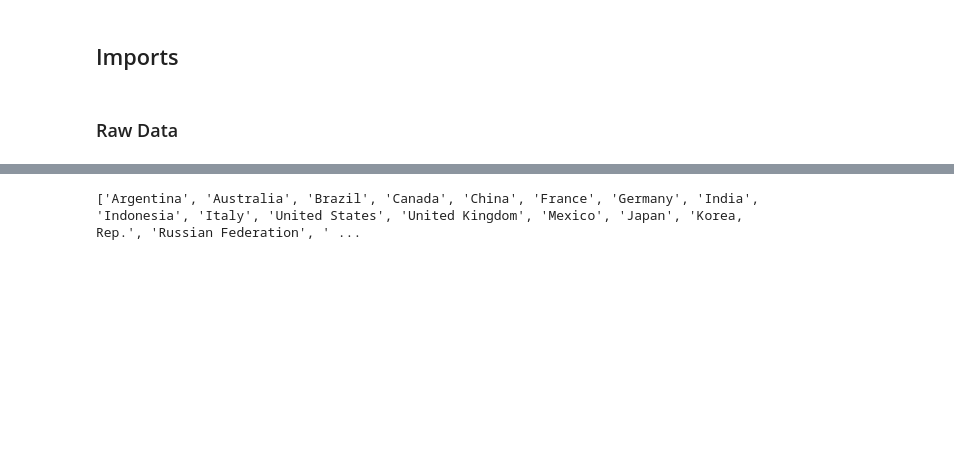
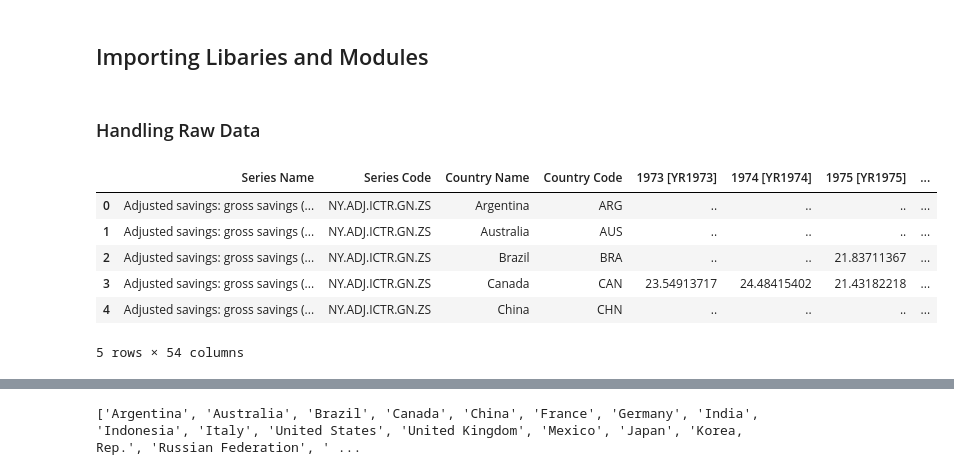
Before and after one commit to abhimanyus1997/economic-analysis, a Jupyter notebook: g20_analysis.ipynb, the cells around one changed output, grey strips where cells are left out. Drawn from its saved outputs; the diff is of its cells as text; code cells hidden in the pictures; blank space fills up the shorter version.

```diff
--- a/g20_analysis.ipynb
+++ b/g20_analysis.ipynb
@@ -1,2 +1,2 @@
-# %% [markdown]
-## Imports
+# %% [markdown]
+## Importing Libaries and Modules
@@ -27,4 +31,16 @@ file_handler.setFormatter(formatter)
 logger = logging.getLogger(__name__)
 logger.addHandler(file_handler)
 # %% [markdown]
-### Raw Data
+### Handling Raw Data
+# %%
+raw_data_path = Path("datasets/g20_raw_data.csv")
+raw_data = pd.read_csv(raw_data_path)
+display(raw_data.head())
+# %% [output]
+|  | Series Name | Series Code | Country Name | Country Code | 1973 [YR1973] | 1974 [YR1974] | 1975 [YR1975] | ... |
+| 0 | Adjusted savings: gross savings (... | NY.ADJ.ICTR.GN.ZS | Argentina | ARG | .. | .. | .. | ... |
+| 1 | Adjusted savings: gross savings (... | NY.ADJ.ICTR.GN.ZS | Australia | AUS | .. | .. | .. | ... |
+| 2 | Adjusted savings: gross savings (... | NY.ADJ.ICTR.GN.ZS | Brazil | BRA | .. | .. | 21.83711367 | ... |
+| 3 | Adjusted savings: gross savings (... | NY.ADJ.ICTR.GN.ZS | Canada | CAN | 23.54913717 | 24.48415402 | 21.43182218 | ... |
+| 4 | Adjusted savings: gross savings (... | NY.ADJ.ICTR.GN.ZS | China | CHN | .. | .. | .. | ... |
+5 rows × 54 columns
```
Also changed, not shown: parts of 20 cells of this notebook, 1 other file.
